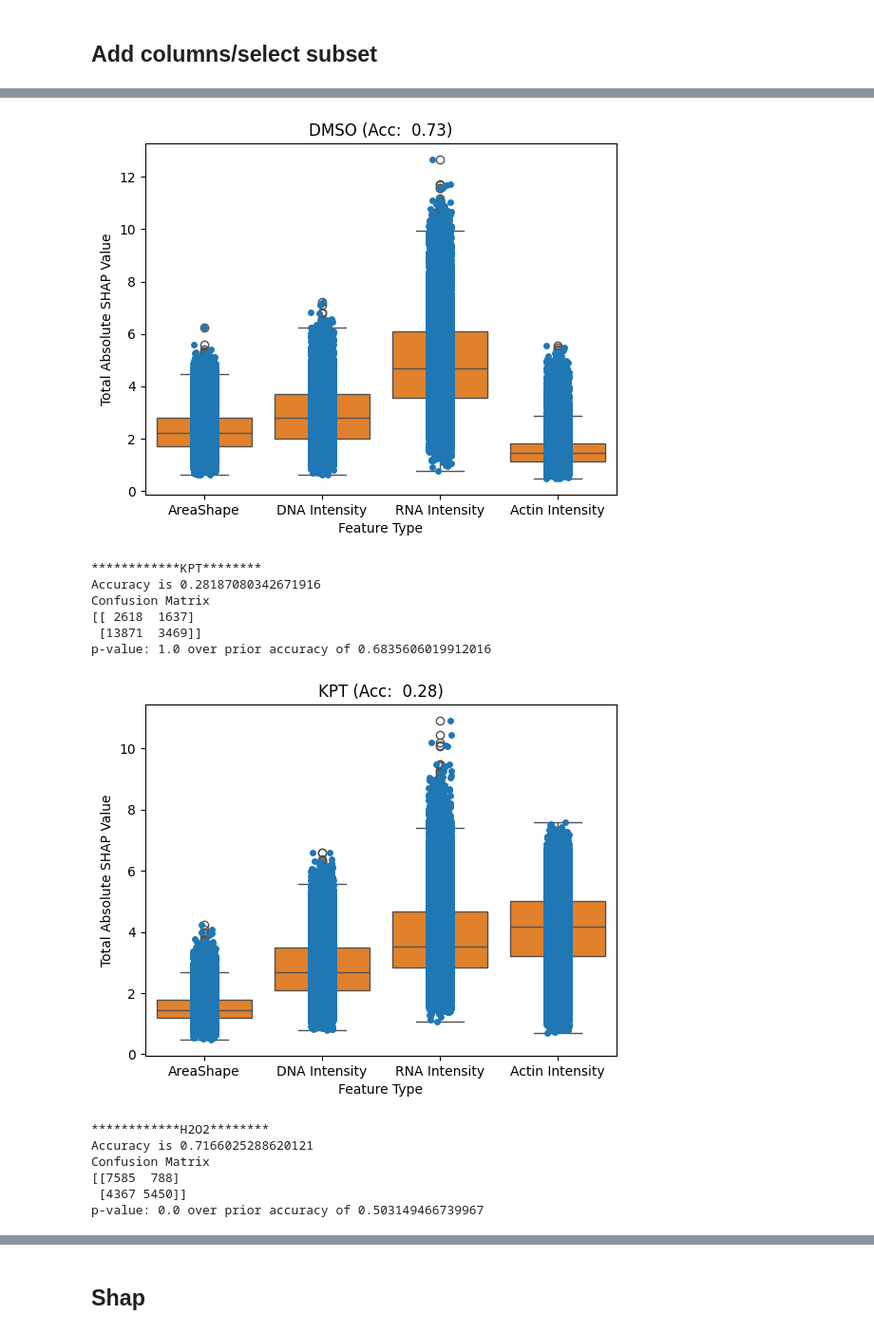
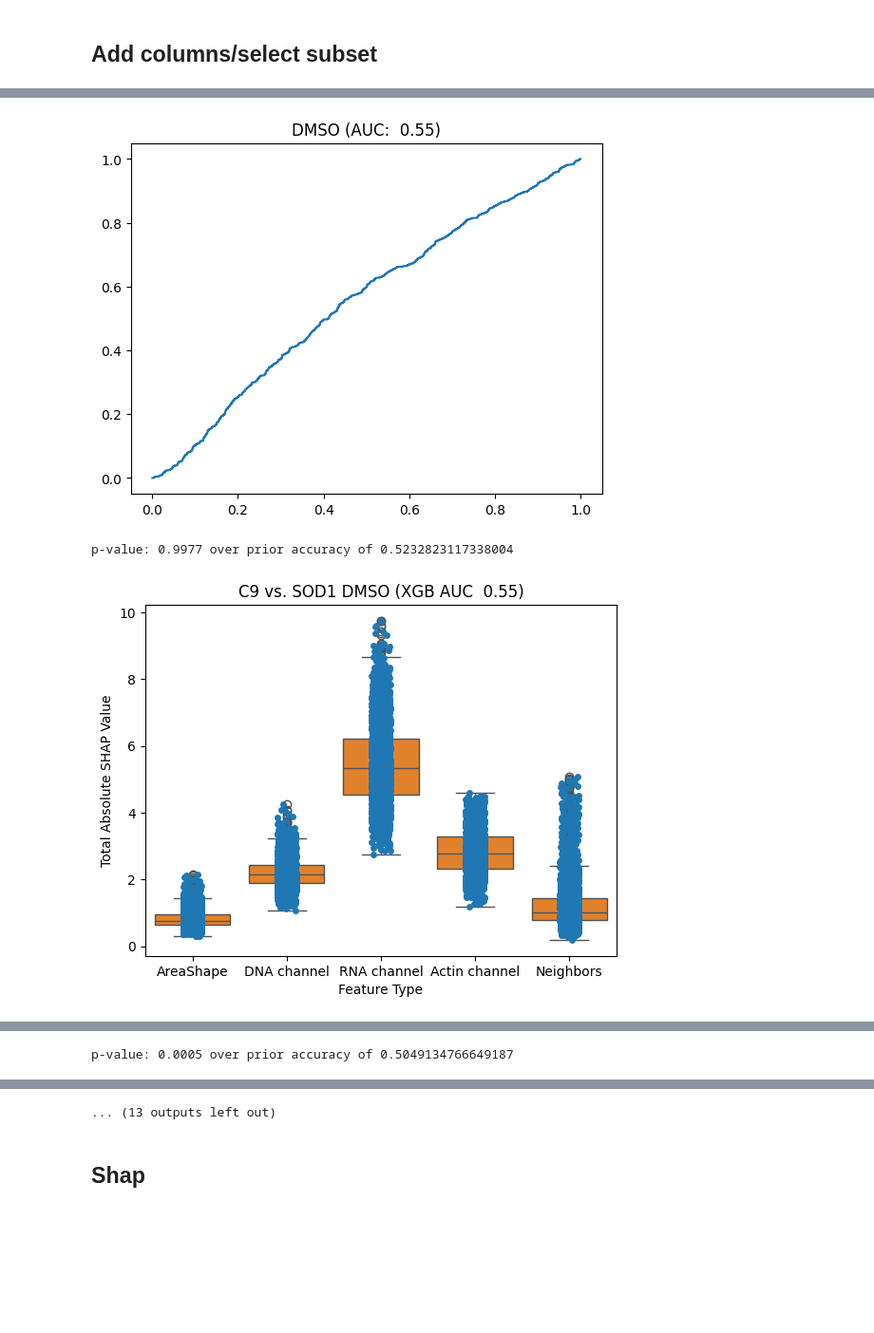
Before and after one commit to Shavit-Lab/cell_paint_seg, a Jupyter notebook: experiments/96_well/classify_cellprofiler.ipynb, the cells around one changed output, grey strips where cells are left out. Shown at 95% size. Saved outputs shown, nothing was run; the diff lists cells and outputs as text; code cells hidden in the pictures; blank space fills up the shorter version.

```diff
--- a/experiments/96_well/classify_cellprofiler.ipynb
+++ b/experiments/96_well/classify_cellprofiler.ipynb
@@ -52,12 +75,11 @@ actin_indices = [indep_columns.index(col) for col in indep_columns if "Intensity
+# %%
+df = df[df["AreaShape_Area"] > 200]
+df = df[df["AreaShape_Area"] < 600]
+df = df[df["Neighbors_PercentTouching_Adjacent"] < 50]
+df = df[df["Neighbors_PercentTouching_5"] < 50]
+df = df[df["Neighbors_NumberOfNeighbors_25"] < 10]
+
+# remove rows with NaNs
+df.shape
 # %% [markdown]
 ## Add columns/select subset
-# %%
-#make a column called ALS that is 1 if the string ALS is in the line name and 0 otherwise
-df["ALS"] = df["Line"].apply(lambda x: line_to_class(x))
-df["Test"] = df["FileName_ARD"].apply(lambda x: 1 if ("e4" in x or "e3" in x) else 0)
-
-df_subset = df[df["ALS"] != 0]
-df_subset["ALS"] = df_subset["ALS"].apply(lambda x: x-1)
-# df_subset = df[df["Condition"] == 1]
-# df_subset = df_subset[df_subset["ALS"] != 0]
-df_subset.shape
@@ -81,6 +180,7 @@ See the caveats in the documentation: https://pandas.pydata.org/pandas-docs/stab
 # %%
-models = []
-df_tests = []
+cond_to_models = {}
+cond_to_df_tests = {}
+cond_to_explainers = {}
 
 for c in df["Condition"].unique():
     df_subsubset = df_subset[df_subset["Condition"] == c]
@@ -97,18 +197,39 @@ for c in df["Condition"].unique():
     #x_test = np.nan_to_num(x_test)
     y_test = df_test["ALS"].values
 
+    model_log = LogisticRegression()
+    model_log.fit(x_train, y_train)
+    y_pred_proba = model_log.predict_proba(x_test)
+    y_pred = model_log.predict(x_test)
+    accuracy_log = accuracy_score(y_test, y_pred)
+    fpr, tpr, _ = roc_curve(y_test, y_pred_proba[:,1])
+    auc_test_log = auc(fpr, tpr)
+
+    # find the feature with the highest logistic regression coefficient
+    max_index = np.argmax(np.abs(model_log.coef_))
+    max_feature = indep_columns[max_index]
+    print(f"Max Feature: {max_feature}")
+
+
     model = xgboost.XGBClassifier().fit(x_train, y_train)
+    y_pred_proba = model.predict_proba(x_test)
     y_pred = model.predict(x_test)
     accuracy = accuracy_score(y_test, y_pred)
+    fpr, tpr, _ = roc_curve(y_test, y_pred_proba[:,1])
+    auc_test = auc(fpr, tpr)
 
     confusion_mat = confusion_matrix(y_test,y_pred)
 
     condition_name = condition_num_to_name(c)
     print(f"************{condition_name}********")
-    print("Accuracy is",accuracy)
+    print(f"XGBoost acc: {accuracy}, auc: {auc_test}")
+    print(f"Logistic Regression acc: {accuracy_log}, auc: {auc_test_log}")
     print("Confusion Matrix")
     print(confusion_mat)
 
+    plt.plot(fpr, tpr)
+    plt.title(f"{condition_name} (AUC: {auc_test: .2f})")
+    plt.show()
 
 
     marginals = np.sum(confusion_mat, axis=1)
@@ -131,14 +252,19 @@ for c in df["Condition"].unique():
     pval = np.sum(accs >= accuracy)/len(accs)
     print(f"p-value: {pval} over prior accuracy of {np.mean(accs)}")
 
-    models.append(model)
-    df_tests.append(df_test)
+    explainer = shap.Explainer(model_log, x_train)
     explainer = shap.Explainer(model)
     shap_values = explainer(x_test)
+
+
+    cond_to_models[c] = model_log
+    cond_to_df_tests[c] = df_test
+    cond_to_explainers[c] = explainer
+
     data_shap = []
     data_type = []
 
-    for feature_set_name, feature_set in zip(["AreaShape", "DNA Intensity", "RNA Intensity", "Actin Intensity"],[area_shape_indices, dna_indices, rna_indices, actin_indices]):
+    for feature_set_name, feature_set in zip(["AreaShape", "DNA channel", "RNA channel", "Actin channel", "Neighbors"],[area_shape_indices, dna_indices, rna_indices, actin_indices, neighbor_indices]):
         mean_abs = np.sum(np.abs(shap_values.values[:,feature_set]), axis=1)
         data_shap += list(mean_abs)
         data_type += [feature_set_name]*len(mean_abs)
@@ -146,6 +272,6 @@ for c in df["Condition"].unique():
     df_shap = pd.DataFrame({"Total Absolute SHAP Value":data_shap, "Feature Type":data_type})
     sns.stripplot(df_shap, x="Feature Type", y="Total Absolute SHAP Value")
     sns.boxplot(df_shap, x="Feature Type", y="Total Absolute SHAP Value")
-    plt.title(f"{condition_name} (Acc: {accuracy: .2f})")
+    plt.title(f"C9 vs. SOD1 {condition_name} (XGB AUC {auc_test: .2f})")
     plt.show()
 # %% [output]
@@ -158,14 +292,3 @@ p-value: 0.0 over prior accuracy of 0.5001626158256116
-[figure, old version]
+[figure, new version]
-************KPT********
-Accuracy is 0.28187080342671916
-Confusion Matrix
-[[ 2618  1637]
- [13871  3469]]
-p-value: 1.0 over prior accuracy of 0.6835606019912016
+p-value: 0.9977 over prior accuracy of 0.5232823117338004
-[figure, old version]
+[figure, new version]
-************H2O2********
-Accuracy is 0.7166025288620121
-Confusion Matrix
-[[7585  788]
- [4367 5450]]
-p-value: 0.0 over prior accuracy of 0.503149466739967
@@ -178,0 +310 @@ p-value: 0.0 over prior accuracy of 0.5099587890625
+p-value: 0.0005 over prior accuracy of 0.5049134766649187
@@ -187,3 +326,4 @@ p-value: 0.0 over prior accuracy of 0.5141739167178856
+... (13 outputs left out)
 # %% [markdown]
 ## Shap
 # %%
```
Also changed, not shown: parts of 18 cells of this notebook, 3 other files.
